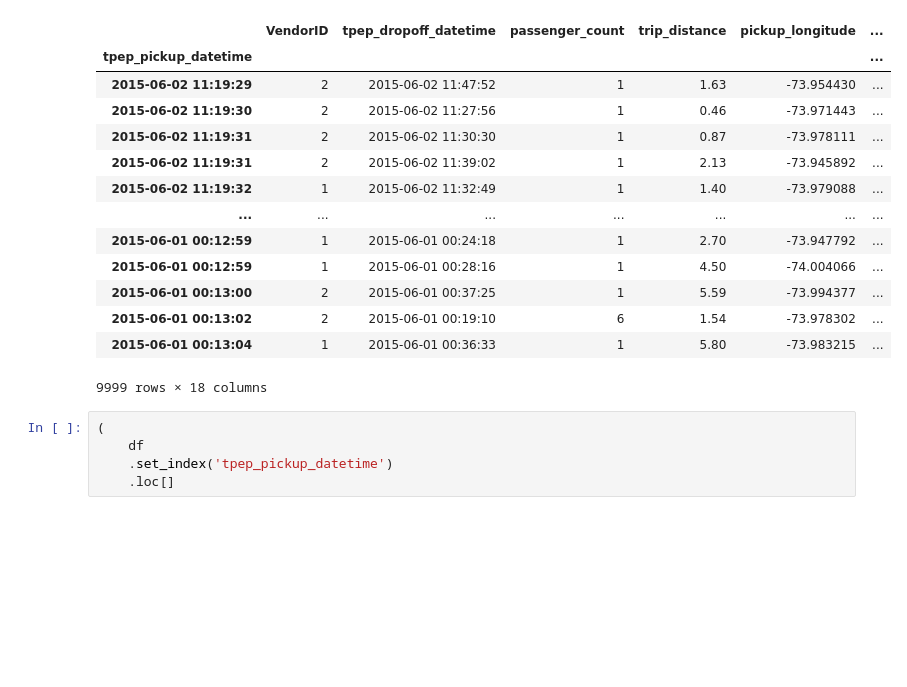
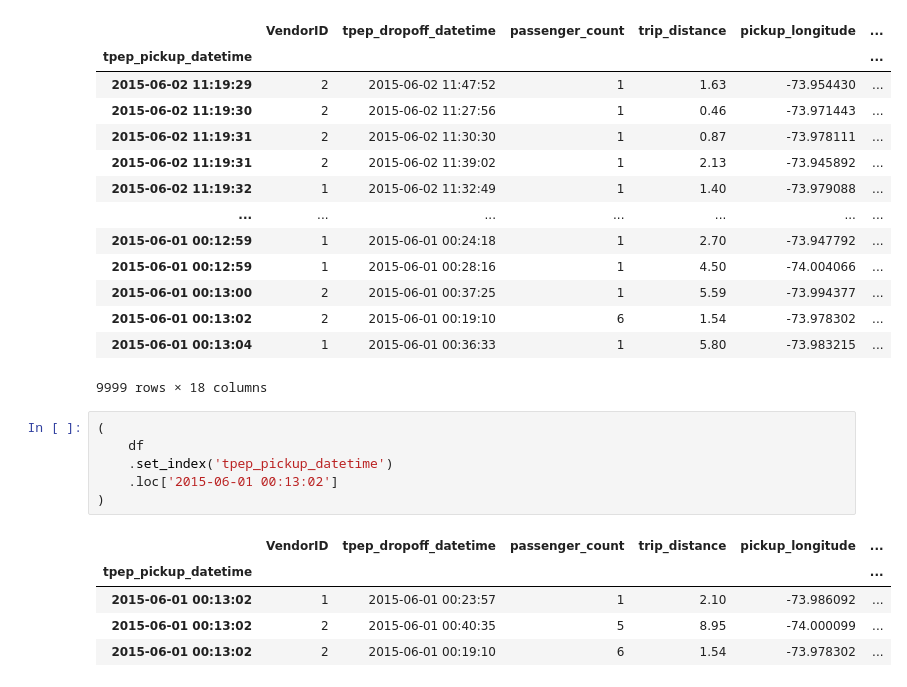
Before and after one commit to reuven/apple-2024-q4-data, a Jupyter notebook: Apple - 2024-10October-01.ipynb, the cells around one changed output. Cells and saved outputs as stored; diff of their text form; blank space fills up the shorter version.

```diff
--- a/Apple - 2024-10October-01.ipynb
+++ b/Apple - 2024-10October-01.ipynb
@@ -46,5 +46,12 @@ df.set_index('tpep_pickup_datetime')
 # %%
 (
     df
     .set_index('tpep_pickup_datetime')
-    .loc[]
+    .loc['2015-06-01 00:13:02']
+)
+# %% [output]
+|  | VendorID | tpep_dropoff_datetime | passenger_count | trip_distance | pickup_longitude | ... |
+| tpep_pickup_datetime |  |  |  |  |  | ... |
+| 2015-06-01 00:13:02 | 1 | 2015-06-01 00:23:57 | 1 | 2.10 | -73.986092 | ... |
+| 2015-06-01 00:13:02 | 2 | 2015-06-01 00:40:35 | 5 | 8.95 | -74.000099 | ... |
+| 2015-06-01 00:13:02 | 2 | 2015-06-01 00:19:10 | 6 | 1.54 | -73.978302 | ... |
```
Also changed, not shown: parts of 2 cells of this notebook.
